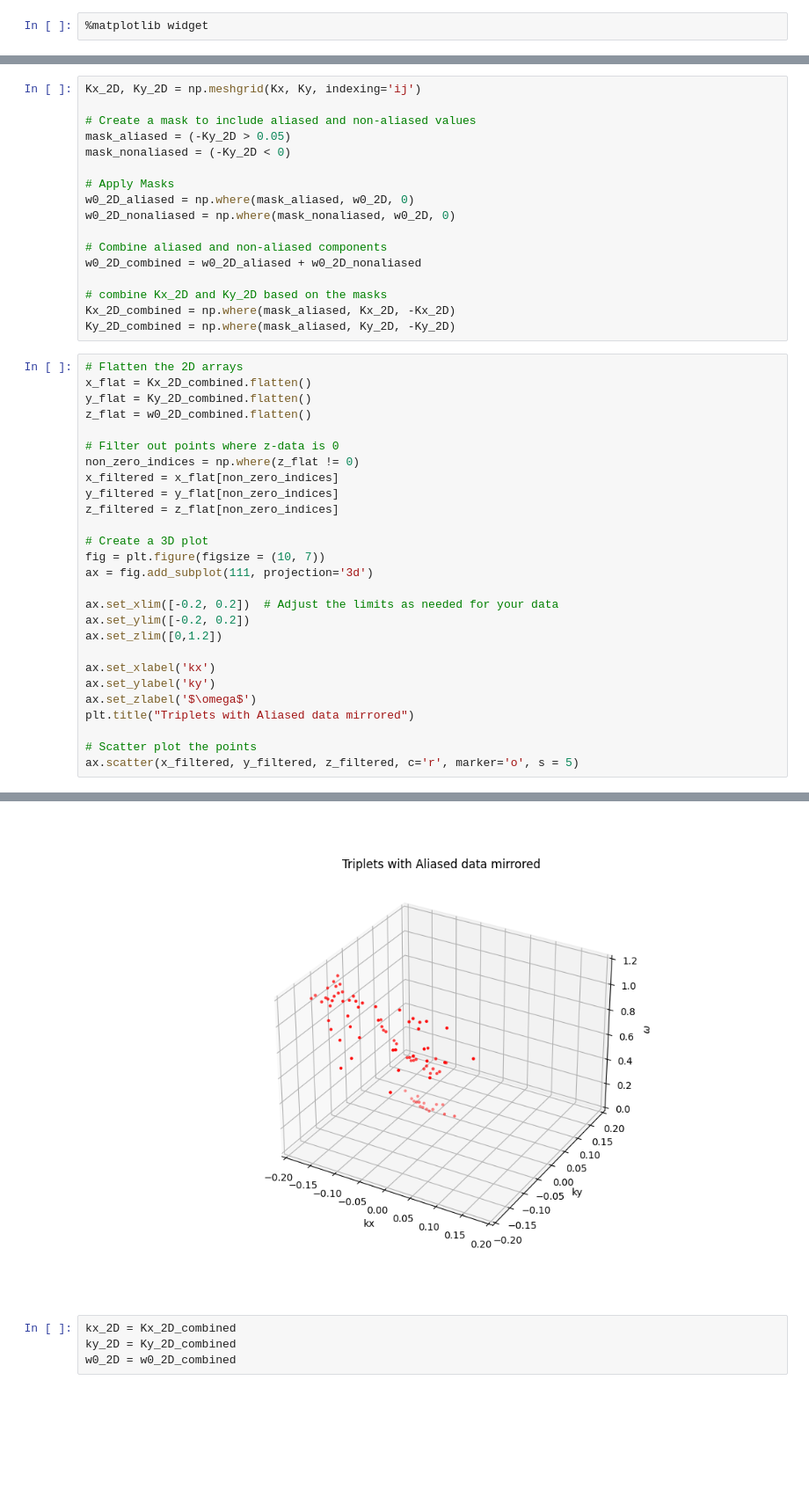
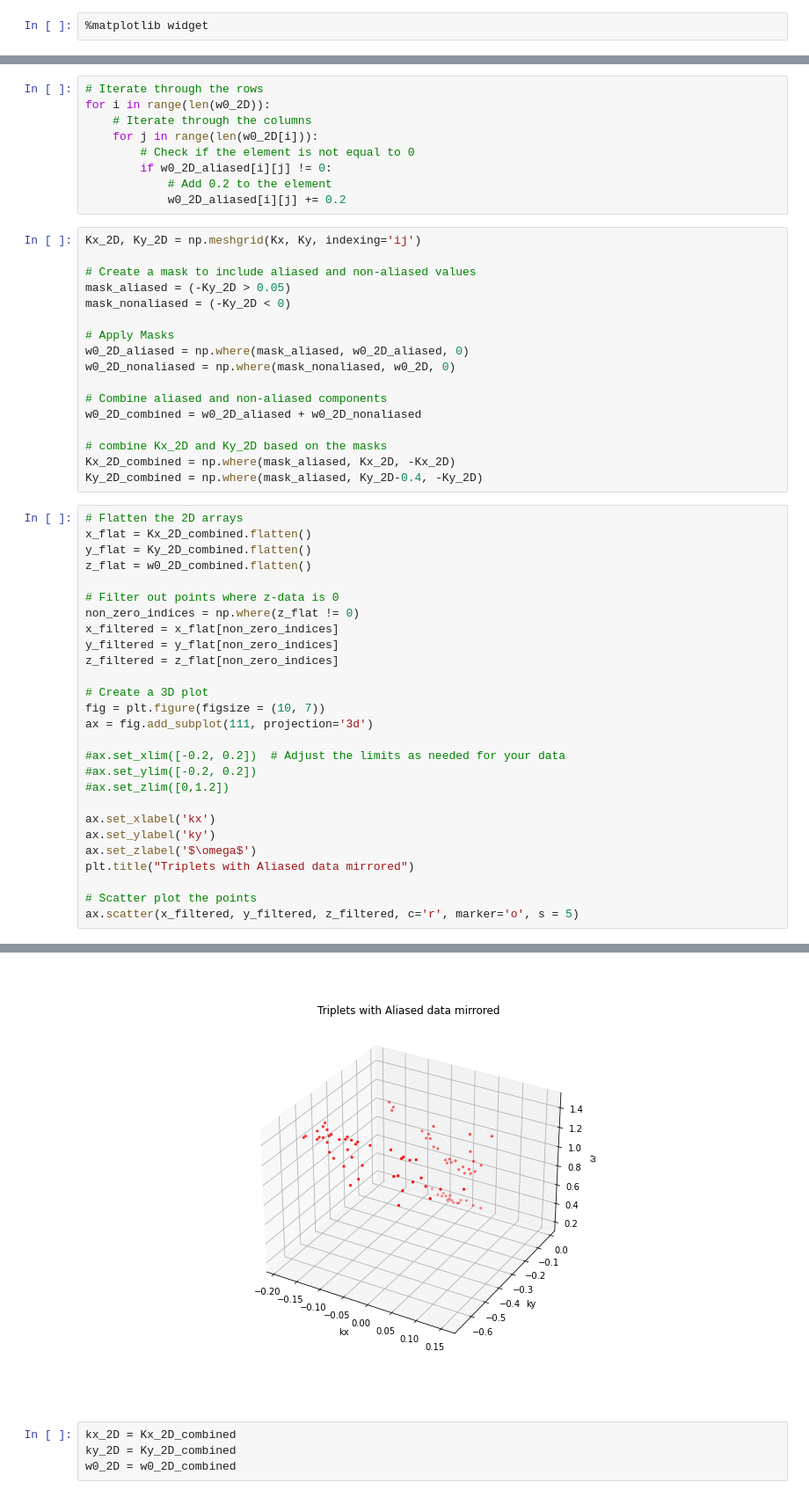
Before and after one commit to joeyanderson1/4th-Year-Thesis, a Jupyter notebook: Filtering Tel-Aviv Triplets.ipynb, the cells around one changed output, grey strips where cells are left out. Shown at 88% size. Drawn from its saved outputs; the diff is of its cells as text; blank space fills up the shorter version.

```diff
--- a/Filtering Tel-Aviv Triplets.ipynb
+++ b/Filtering Tel-Aviv Triplets.ipynb
@@ -348,3 +390,12 @@ plt.show()
+# %%
+# Iterate through the rows
+for i in range(len(w0_2D)):
+    # Iterate through the columns
+    for j in range(len(w0_2D[i])):
+        # Check if the element is not equal to 0
+        if w0_2D_aliased[i][j] != 0:
+            # Add 0.2 to the element
+            w0_2D_aliased[i][j] += 0.2
 # %%
 Kx_2D, Ky_2D = np.meshgrid(Kx, Ky, indexing='ij')
 
@@ -353,7 +404,7 @@ mask_aliased = (-Ky_2D > 0.05)
 mask_nonaliased = (-Ky_2D < 0)
 
 # Apply Masks
-w0_2D_aliased = np.where(mask_aliased, w0_2D, 0)
+w0_2D_aliased = np.where(mask_aliased, w0_2D_aliased, 0)
 w0_2D_nonaliased = np.where(mask_nonaliased, w0_2D, 0)
 
 # Combine aliased and non-aliased components
@@ -361,37 +412,37 @@ w0_2D_combined = w0_2D_aliased + w0_2D_nonaliased
 
 # combine Kx_2D and Ky_2D based on the masks
 Kx_2D_combined = np.where(mask_aliased, Kx_2D, -Kx_2D)
-Ky_2D_combined = np.where(mask_aliased, Ky_2D, -Ky_2D)
+Ky_2D_combined = np.where(mask_aliased, Ky_2D-0.4, -Ky_2D)
 # %%
 # Flatten the 2D arrays
 x_flat = Kx_2D_combined.flatten()
 y_flat = Ky_2D_combined.flatten()
 z_flat = w0_2D_combined.flatten()
 
 # Filter out points where z-data is 0
 non_zero_indices = np.where(z_flat != 0)
 x_filtered = x_flat[non_zero_indices]
 y_filtered = y_flat[non_zero_indices]
 z_filtered = z_flat[non_zero_indices]
 
 # Create a 3D plot
 fig = plt.figure(figsize = (10, 7))
 ax = fig.add_subplot(111, projection='3d')
 
-ax.set_xlim([-0.2, 0.2])  # Adjust the limits as needed for your data
-ax.set_ylim([-0.2, 0.2])
-ax.set_zlim([0,1.2])
+#ax.set_xlim([-0.2, 0.2])  # Adjust the limits as needed for your data
+#ax.set_ylim([-0.2, 0.2])
+#ax.set_zlim([0,1.2])
 
 ax.set_xlabel('kx')
 ax.set_ylabel('ky')
 ax.set_zlabel('$\omega$')
 plt.title("Triplets with Aliased data mirrored")
 
 # Scatter plot the points
 ax.scatter(x_filtered, y_filtered, z_filtered, c='r', marker='o', s = 5)
 # %% [output]
 <mpl_toolkits.mplot3d.art3d.Path3DCollection at 0x...>
-[figure, old version]
+[figure, new version]
 # %%
 kx_2D = Kx_2D_combined
 ky_2D = Ky_2D_combined
```
Also changed, not shown: parts of 5 cells of this notebook.
